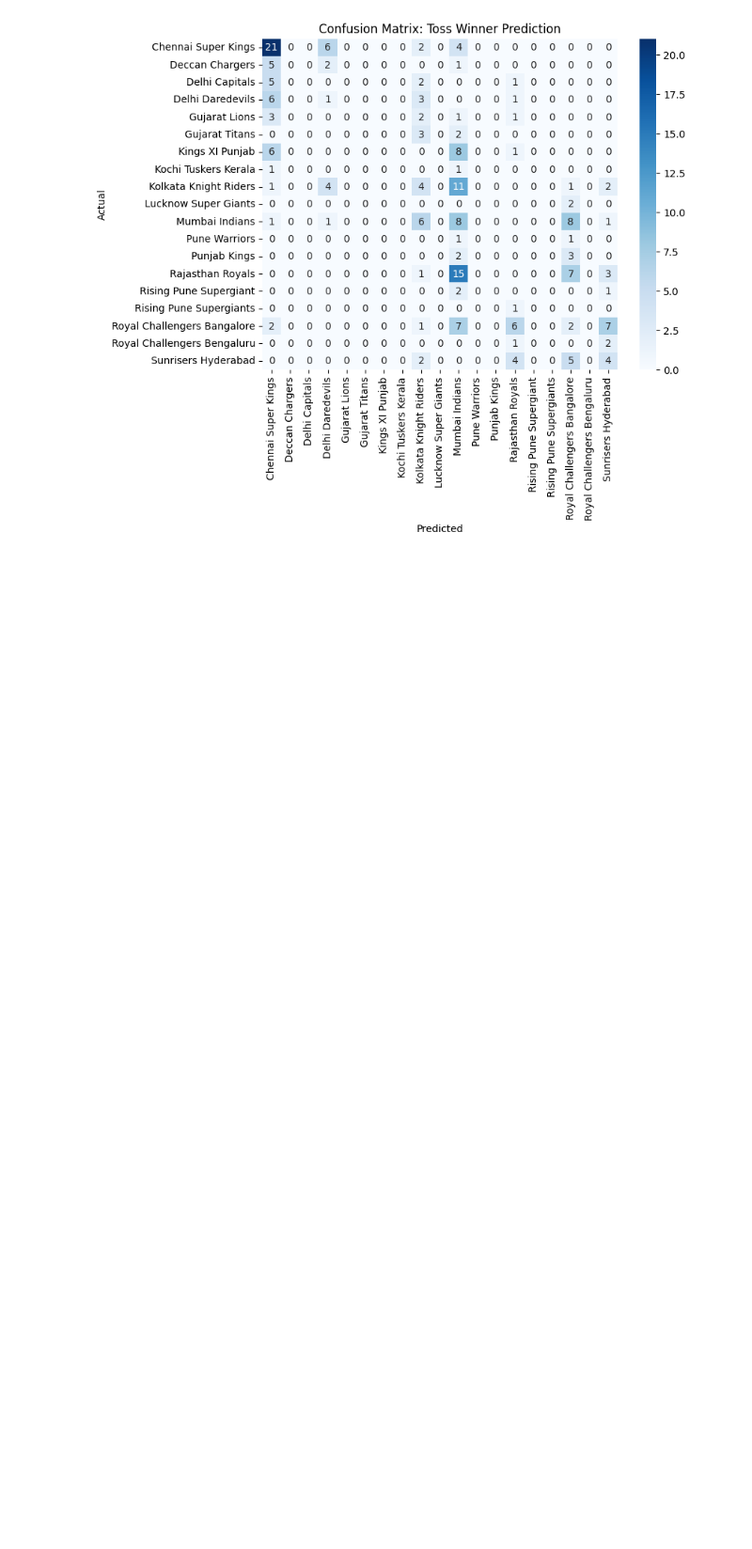
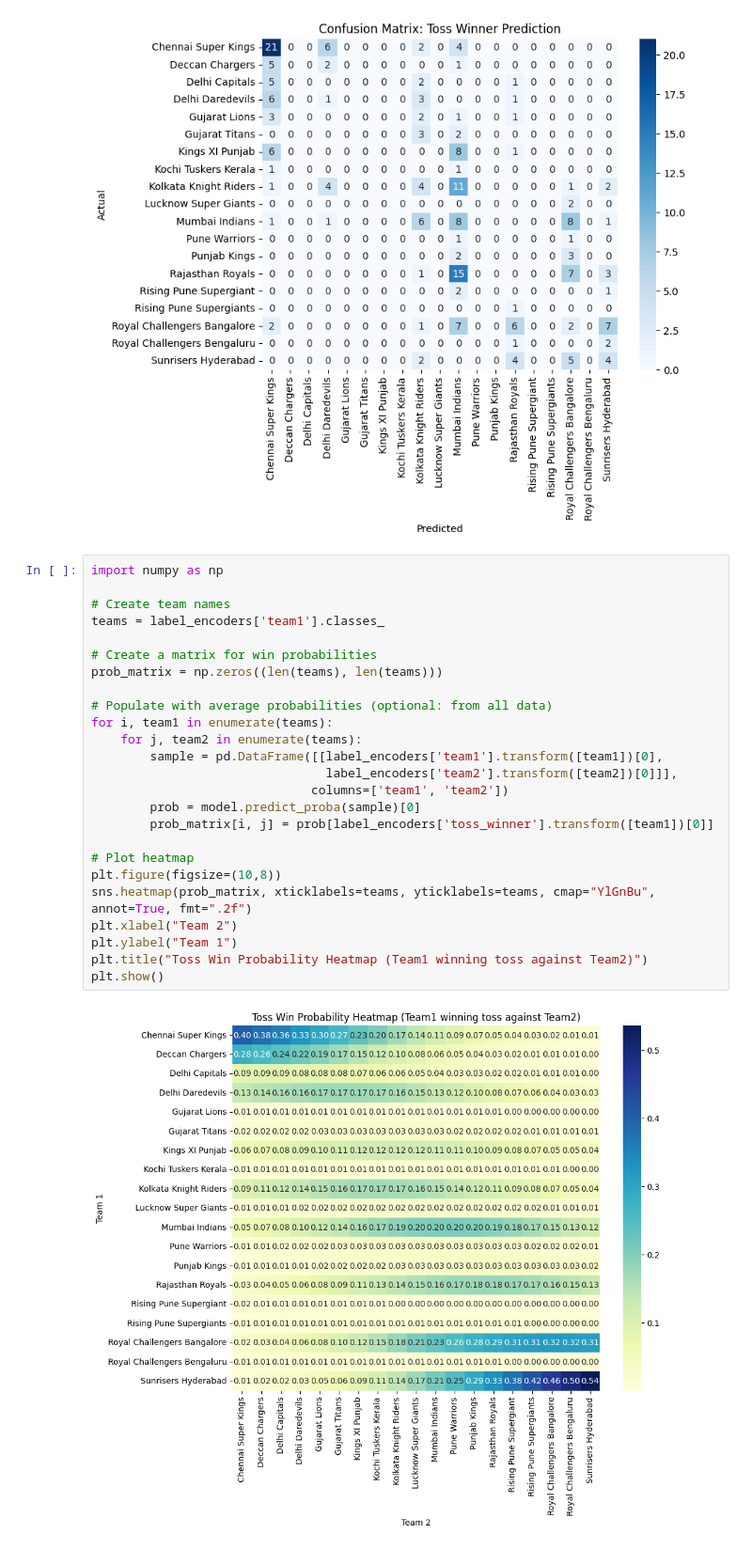
Before and after one commit to PriyanshuJoshi1982/IPL-Prediction, a Jupyter notebook: Model_1_Toss_Winner.ipynb, the cells around one changed output. Shown at 94% size. Cells and saved outputs as stored; diff of their text form; blank space fills up the shorter version.

```diff
--- a/Model_1_Toss_Winner.ipynb
+++ b/Model_1_Toss_Winner.ipynb
@@ -86,3 +86,30 @@ plt.title("Confusion Matrix: Toss Winner Prediction")
 plt.show()
 # %% [output]
 [figure]
+# %%
+import numpy as np
+
+# Create team names
+teams = label_encoders['team1'].classes_
+
+# Create a matrix for win probabilities
+prob_matrix = np.zeros((len(teams), len(teams)))
+
+# Populate with average probabilities (optional: from all data)
+for i, team1 in enumerate(teams):
+    for j, team2 in enumerate(teams):
+        sample = pd.DataFrame([[label_encoders['team1'].transform([team1])[0],
+                                label_encoders['team2'].transform([team2])[0]]],
+                              columns=['team1', 'team2'])
+        prob = model.predict_proba(sample)[0]
+        prob_matrix[i, j] = prob[label_encoders['toss_winner'].transform([team1])[0]]
+
+# Plot heatmap
+plt.figure(figsize=(10,8))
+sns.heatmap(prob_matrix, xticklabels=teams, yticklabels=teams, cmap="YlGnBu", annot=True, fmt=".2f")
+plt.xlabel("Team 2")
+plt.ylabel("Team 1")
+plt.title("Toss Win Probability Heatmap (Team1 winning toss against Team2)")
+plt.show()
+# %% [output]
+[figure, added]
```
